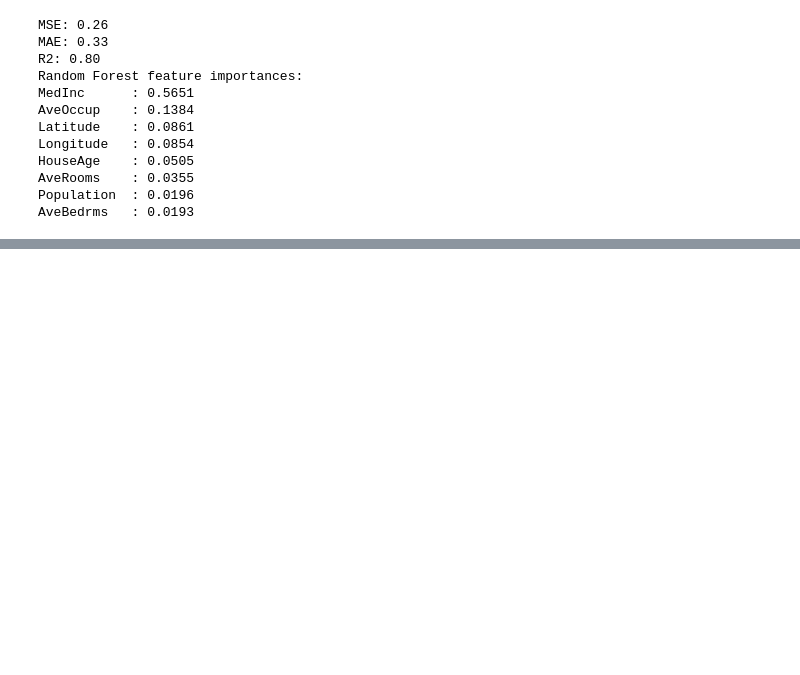
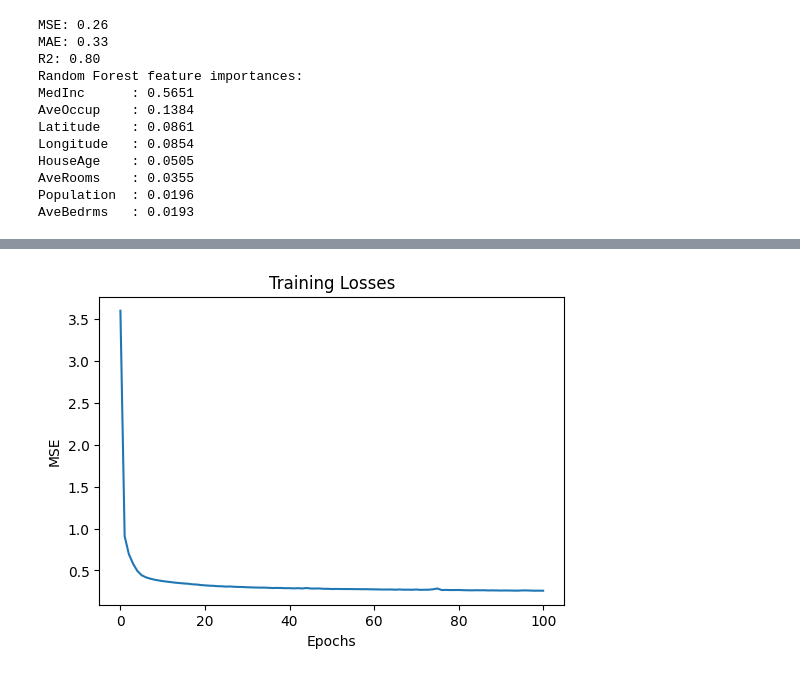
Before and after one commit to PunamBhatia/LogicMojo-AI-ML-April26-Punam, a Jupyter notebook: TransferLearning/CaliforniaHousingPrice_LR_RF_MLP.ipynb, the cells around one changed output, grey strips where cells are left out. Cells and saved outputs as stored; diff of their text form; code cells hidden in the pictures; blank space fills up the shorter version.

```diff
--- a/TransferLearning/CaliforniaHousingPrice_LR_RF_MLP.ipynb
+++ b/TransferLearning/CaliforniaHousingPrice_LR_RF_MLP.ipynb
@@ -210,0 +282,10 @@ AveBedrms   : 0.0193
+# %%
+#lets plot training losses for MLP
+plt.figure(figsize=(6,4))
+plt.plot(train_losses)
+plt.xlabel("Epochs")
+plt.ylabel("MSE")
+plt.title("Training Losses")
+plt.show()
+# %% [output]
+[figure, added]
```
Also changed, not shown: parts of 7 cells of this notebook.
